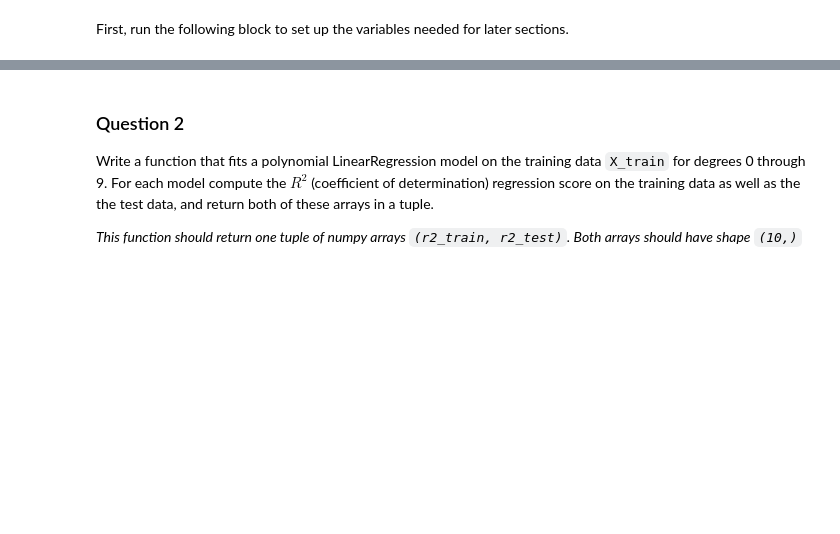
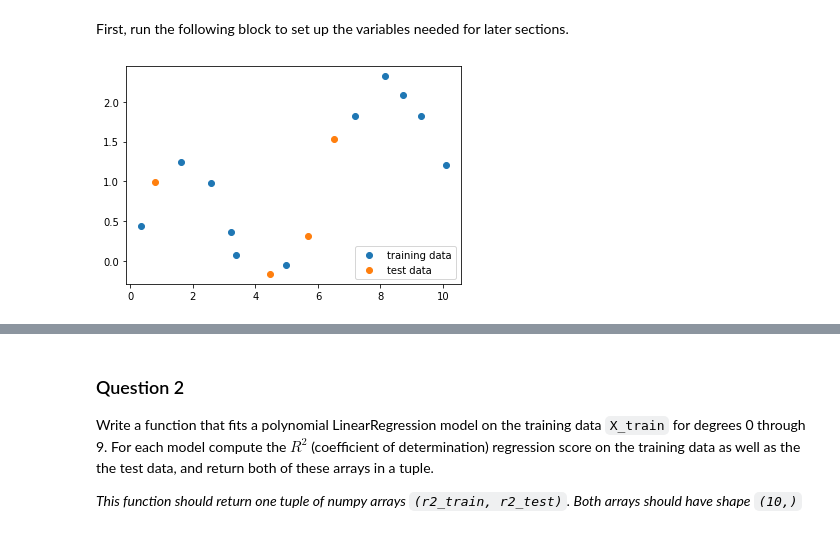
Before and after one commit to francodarvas/PYTHON2, a Jupyter notebook: Assignment 2 Agus.ipynb, the cells around one changed output, grey strips where cells are left out. Saved outputs shown, nothing was run; the diff lists cells and outputs as text; code cells hidden in the pictures; blank space fills up the shorter version.

```diff
--- a/Assignment 2 Agus.ipynb
+++ b/Assignment 2 Agus.ipynb
@@ -41,6 +41,10 @@ def part1_scatter():
 # NOTE: Uncomment the function below to visualize the data, but be sure
 # to **re-comment it before submitting this assignment to the autograder**.
 #part1_scatter()
+# %%
+part1_scatter()
+# %% [output]
+[figure, added]
 # %% [markdown]
 ### Question 1
 
```
Also changed, not shown: parts of 22 cells of this notebook.
